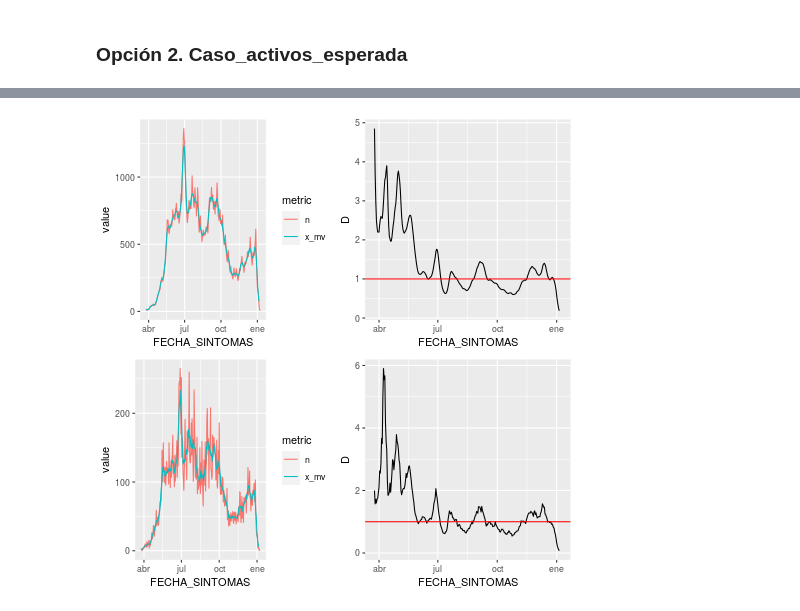
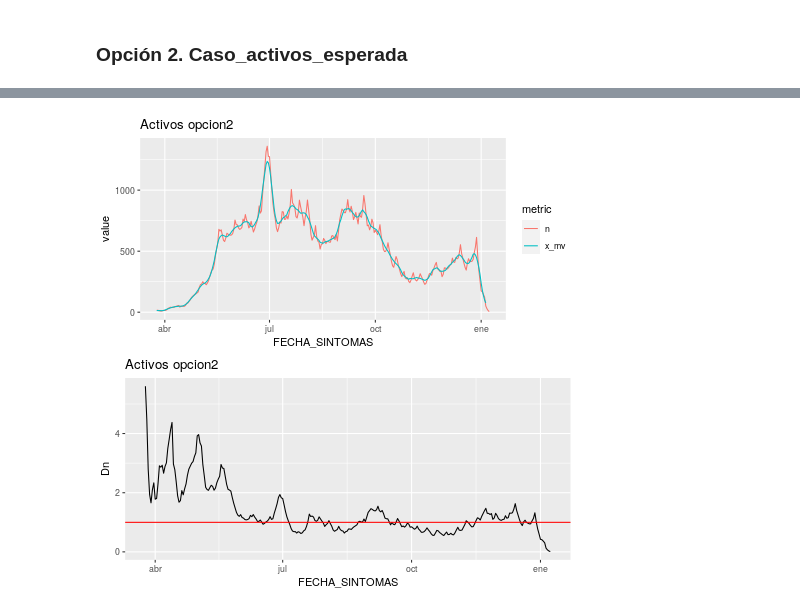
Before and after one commit to Enriquesec/Determinacion-de-un-numero-reproductivo-dinamico-a-partir-de-datos-epidemiologicos-diarios, a Jupyter notebook: notebooks/analisis_indicador_guanajuato.ipynb, the cells around one changed output, grey strips where cells are left out. Drawn from its saved outputs; the diff is of its cells as text; code cells hidden in the pictures.

```diff
--- a/notebooks/analisis_indicador_guanajuato.ipynb
+++ b/notebooks/analisis_indicador_guanajuato.ipynb
@@ -254,8 +263,0 @@ fechas_totales$n_activo <- 0
-# %%
-%%R
-fechas_totales
-for (i in 1:nrow(fechas_totales)){
-    total_i<- confirmados_guanajuato %>% filter(between(as.Date(fechas_totales[i, "fechas"]),FECHA_SINTOMAS, FECHA_INGRESO)) %>% count()
-    fechas_totales[i,"n_activo"] <- total_i$n
-
-}
@@ -296,14 +264,34 @@ grid.arrange(p1, p2, ncol=1)
-# %%
-%%R
-p3 <- guanajuto_media_movil %>%
-  gather(metric, value, n:x_mv) %>%
-  ggplot(aes(FECHA_SINTOMAS, value, color = metric)) +
-  geom_line()
-
-p4 <- ggplot(guanajuto_media_movil, aes(FECHA_SINTOMAS, D))+
-    geom_line()+
-    geom_hline(yintercept=1, color="red")
-
-grid.arrange(p1, p2, p3, p4, ncol=2)
-# %% [output]
-[figure, removed]
+# %%
+%%R
+confirmados_1 <- confirmados_guanajuato %>%
+    select(FECHA_SINTOMAS, FECHA_INGRESO, FECHA_DEF, TIPO_PACIENTE) %>%
+    mutate(diferencia=FECHA_INGRESO-FECHA_SINTOMAS)
+
+confirmados_1[confirmados_1$diferencia>14,"FECHA_SINTOMAS"] <- confirmados_1[confirmados_1$diferencia>14,"FECHA_INGRESO"]-13
+
+casos_activos_esperada <- data.frame(fechas)
+casos_activos_esperada$n_activo <- 0
+
+for (i in 1:nrow(casos_activos_esperada)){
+    total_i<- confirmados_1 %>% filter(between(as.Date(casos_activos_esperada[i, "fechas"]),FECHA_SINTOMAS, FECHA_INGRESO)) %>% count()
+    casos_activos_esperada[i,"n_activo"] <- total_i$n
+
+}
+
+names(casos_activos_esperada) <-c("FECHA_SINTOMAS", "n")
+
+guanajuto_activos2 <- media_movil(casos_activos_esperada, 7, 14, 0)
+p5 <- guanajuto_activos2 %>%
+  gather(metric, value, n:x_mv) %>%
+  ggplot(aes(FECHA_SINTOMAS, value, color = metric)) +
+  geom_line()+
+  labs(title="Activos opcion2")
+
+p6 <- ggplot(guanajuto_activos2, aes(FECHA_SINTOMAS, Dn))+
+    geom_line()+
+    geom_hline(yintercept=1, color="red")+
+  labs(title="Activos opcion2")
+
+grid.arrange(p5, p6, ncol=1)
+# %% [output]
+[figure, added]
```
Also changed, not shown: parts of 31 cells of this notebook.
